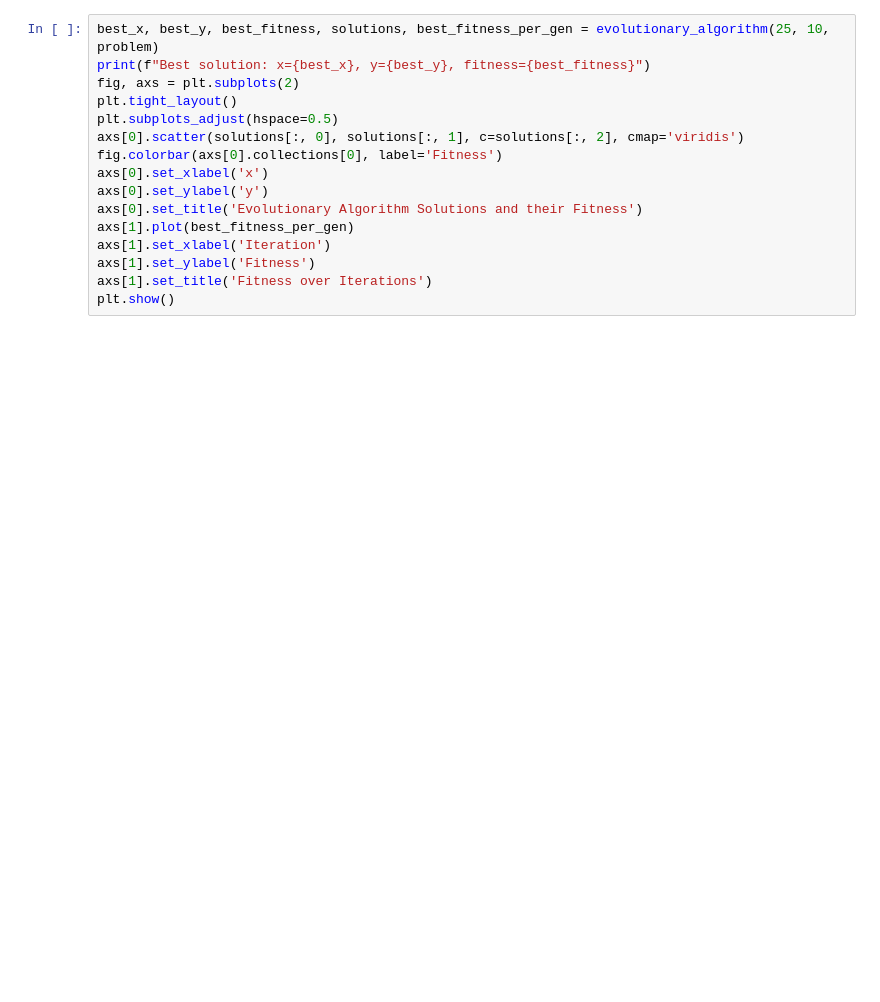
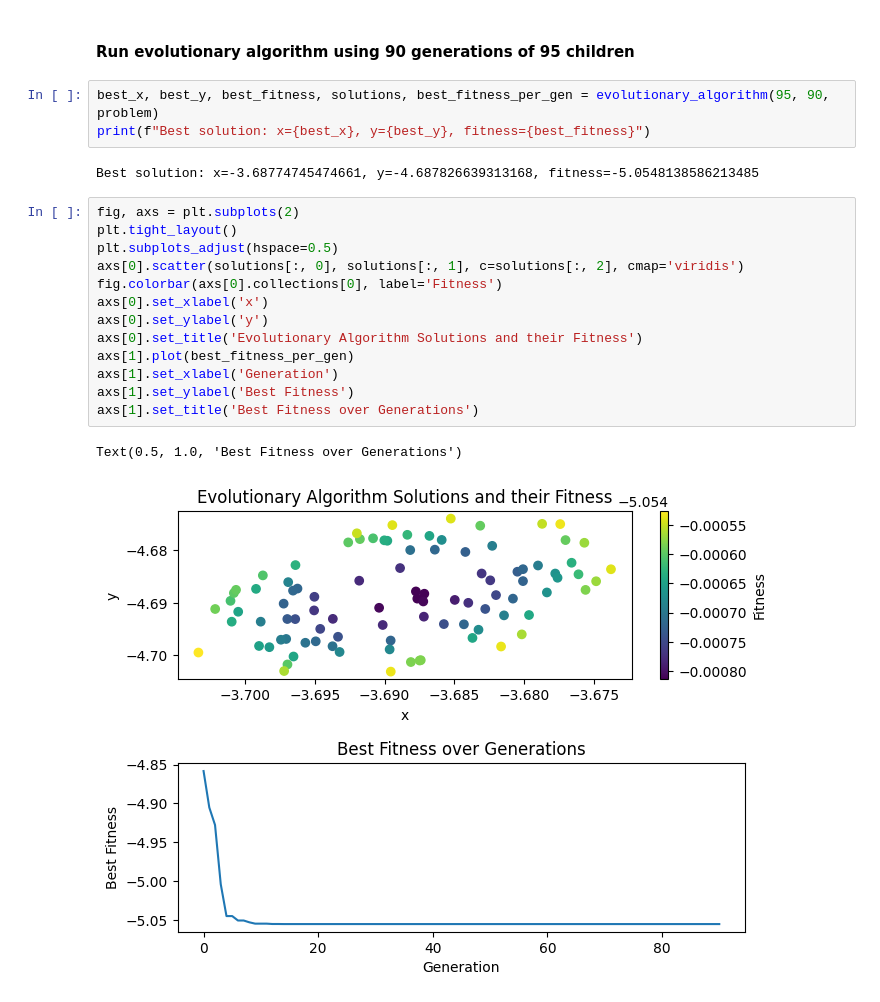
Before and after one commit to NullString1/COMP2002, a Jupyter notebook: optimisation.ipynb, the cells around one changed output. Cells and saved outputs as stored; diff of their text form; blank space fills up the shorter version.

```diff
--- a/optimisation.ipynb
+++ b/optimisation.ipynb
@@ -72,16 +93,23 @@ def evolutionary_algorithm(pop_size: int, generations: int, fitness_func: callab
+# %% [markdown]
+#### Run evolutionary algorithm using 90 generations of 95 children
 # %%
-best_x, best_y, best_fitness, solutions, best_fitness_per_gen = evolutionary_algorithm(25, 10, problem)
+best_x, best_y, best_fitness, solutions, best_fitness_per_gen = evolutionary_algorithm(95, 90, problem)
 print(f"Best solution: x={best_x}, y={best_y}, fitness={best_fitness}")
-fig, axs = plt.subplots(2)
-plt.tight_layout()
-plt.subplots_adjust(hspace=0.5)
-axs[0].scatter(solutions[:, 0], solutions[:, 1], c=solutions[:, 2], cmap='viridis')
-fig.colorbar(axs[0].collections[0], label='Fitness')
-axs[0].set_xlabel('x')
-axs[0].set_ylabel('y')
-axs[0].set_title('Evolutionary Algorithm Solutions and their Fitness')
-axs[1].plot(best_fitness_per_gen)
-axs[1].set_xlabel('Iteration')
-axs[1].set_ylabel('Fitness')
-axs[1].set_title('Fitness over Iterations')
-plt.show()
+# %% [output]
+Best solution: x=-3.68774745474661, y=-4.687826639313168, fitness=-5.0548138586213485
+# %%
+fig, axs = plt.subplots(2)
+plt.tight_layout()
+plt.subplots_adjust(hspace=0.5)
+axs[0].scatter(solutions[:, 0], solutions[:, 1], c=solutions[:, 2], cmap='viridis')
+fig.colorbar(axs[0].collections[0], label='Fitness')
+axs[0].set_xlabel('x')
+axs[0].set_ylabel('y')
+axs[0].set_title('Evolutionary Algorithm Solutions and their Fitness')
+axs[1].plot(best_fitness_per_gen)
+axs[1].set_xlabel('Generation')
+axs[1].set_ylabel('Best Fitness')
+axs[1].set_title('Best Fitness over Generations')
+# %% [output]
+Text(0.5, 1.0, 'Best Fitness over Generations')
+[figure, added]
```
Also changed, not shown: parts of 18 cells of this notebook, 5 other files.
